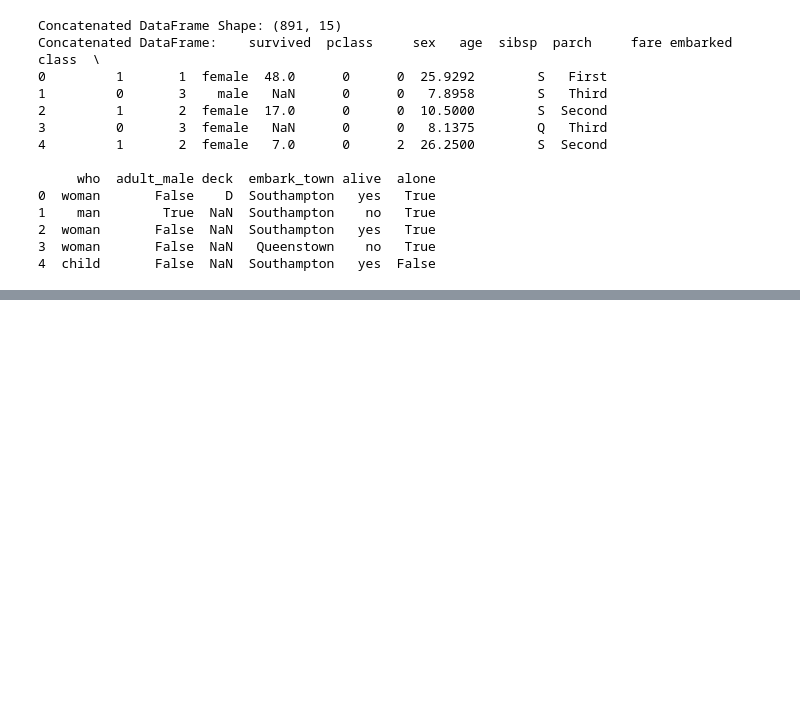
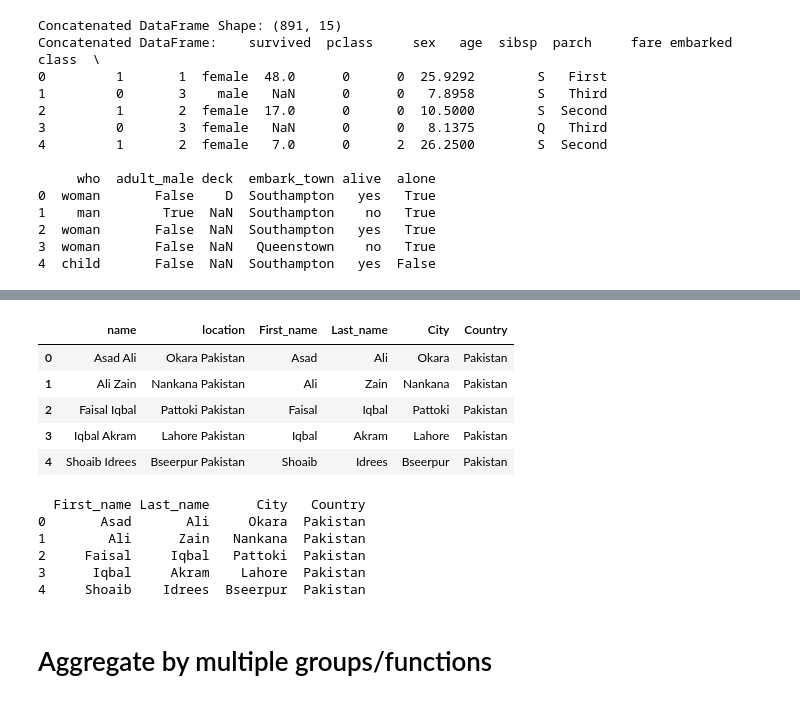
Before and after one commit to Asad15-tech/Alyz.code, a Jupyter notebook: Pandas/01_pandas.ipynb, the cells around one changed output, grey strips where cells are left out. Cells and saved outputs as stored; diff of their text form; code cells hidden in the pictures; blank space fills up the shorter version.

```diff
--- a/Pandas/01_pandas.ipynb
+++ b/Pandas/01_pandas.ipynb
@@ -425,0 +507,3 @@ Concatenated DataFrame:    survived  pclass     sex   age  sibsp  parch     fare
+# %%
+df = pd.DataFrame({"name":["Asad Ali","Ali Zain","Faisal Iqbal","Iqbal Akram","Shoaib Idrees"],"location":["Okara Pakistan","Nankana Pakistan","Pattoki Pakistan","Lahore Pakistan","Bseerpur Pakistan"]})
+df
@@ -425,0 +517,25 @@ Concatenated DataFrame:    survived  pclass     sex   age  sibsp  parch     fare
+# %%
+# Splitting a string name column into first and last name
+df[['First_name', 'Last_name']] = df['name'].str.split(' ', n=1, expand=True)
+df[["City","Country"]] = df["location"].str.split(" ", n=1, expand=True)
+df
+# %% [output]
+|  | name | location | First_name | Last_name | City | Country |
+| 0 | Asad Ali | Okara Pakistan | Asad | Ali | Okara | Pakistan |
+| 1 | Ali Zain | Nankana Pakistan | Ali | Zain | Nankana | Pakistan |
+| 2 | Faisal Iqbal | Pattoki Pakistan | Faisal | Iqbal | Pattoki | Pakistan |
+| 3 | Iqbal Akram | Lahore Pakistan | Iqbal | Akram | Lahore | Pakistan |
+| 4 | Shoaib Idrees | Bseerpur Pakistan | Shoaib | Idrees | Bseerpur | Pakistan |
+# %%
+# Making a copy of the DataFrame
+df = df[["First_name","Last_name","City","Country"]]
+print(df.head())
+# %% [output]
+  First_name Last_name      City   Country
+0       Asad       Ali     Okara  Pakistan
+1        Ali      Zain   Nankana  Pakistan
+2     Faisal     Iqbal   Pattoki  Pakistan
+3      Iqbal     Akram    Lahore  Pakistan
+4     Shoaib    Idrees  Bseerpur  Pakistan
+# %% [markdown]
+# Aggregate by multiple groups/functions
```
Also changed, not shown: parts of 20 cells of this notebook.
